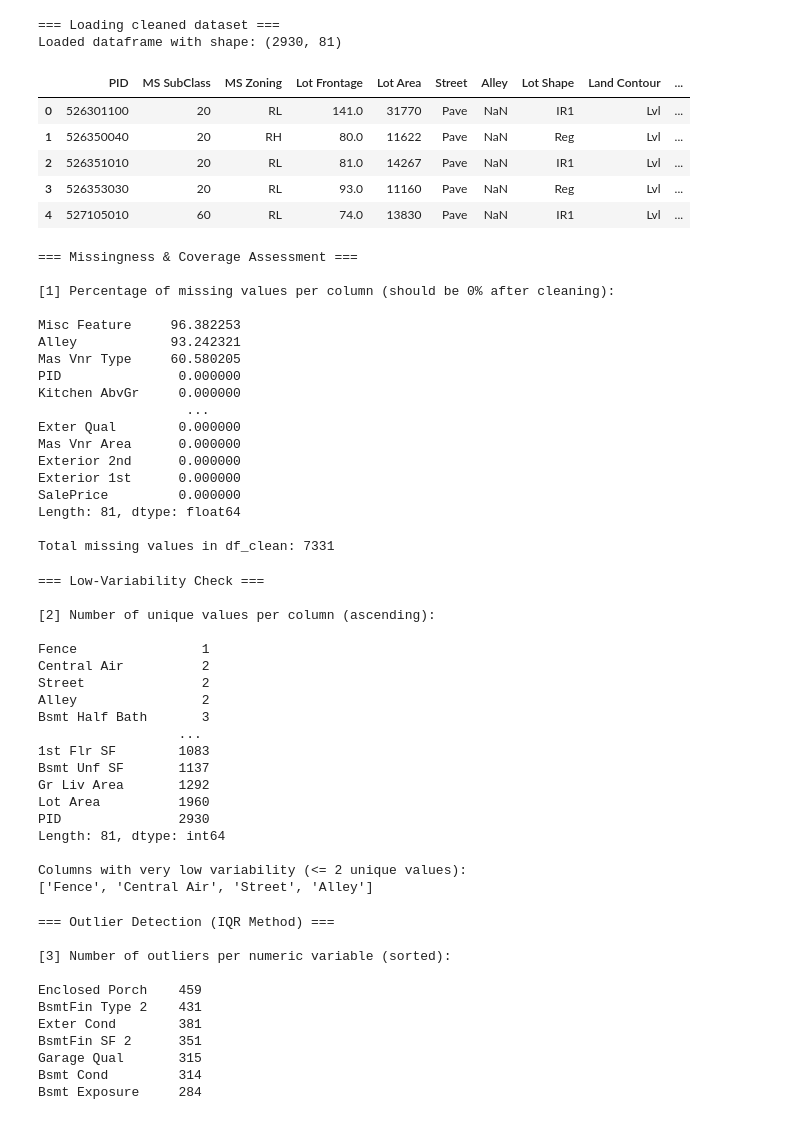
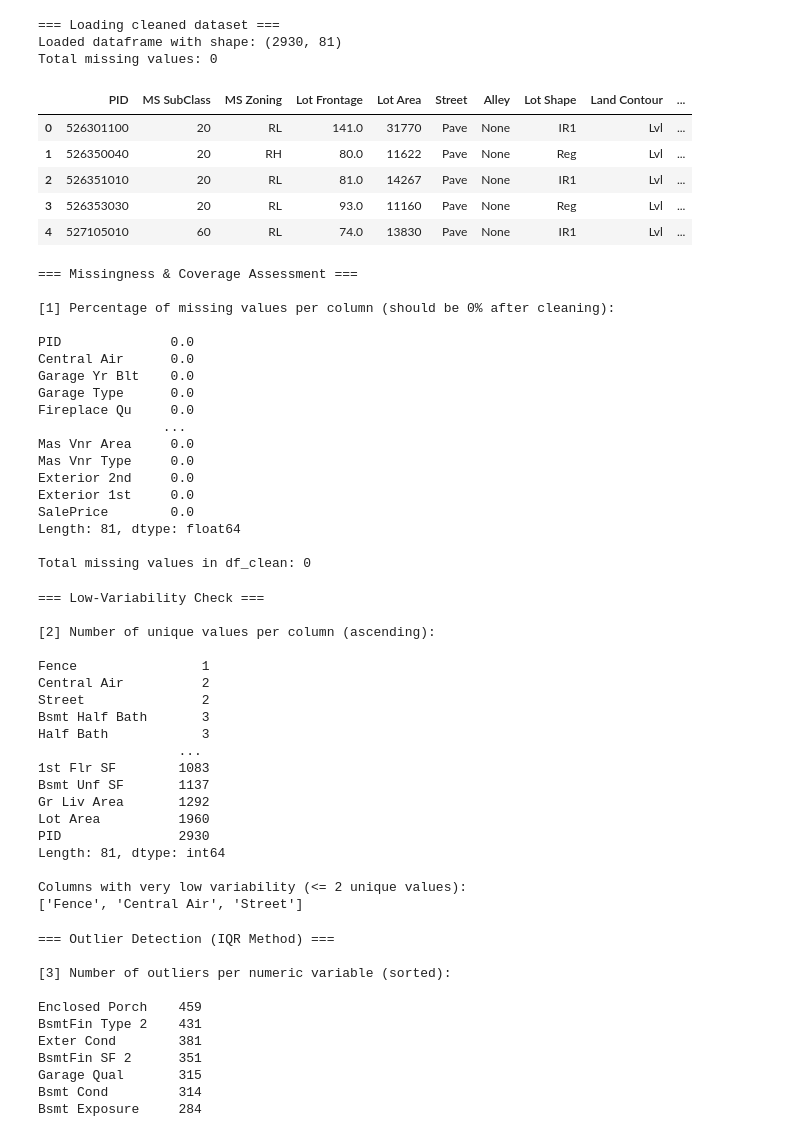
Before and after one commit to mlee251/HousePriceLab, a Jupyter notebook: notebooks/02_quality_coverage.ipynb, the cells around one changed output. Saved outputs shown, nothing was run; the diff lists cells and outputs as text; code cells hidden in the pictures.

Commit message:
fix: ensure cleaned dataset loads correctly across notebooks and remove unintended NA conversions

```diff
--- a/notebooks/02_quality_coverage.ipynb
+++ b/notebooks/02_quality_coverage.ipynb
@@ -12,24 +12,29 @@ import matplotlib.pyplot as plt
 pd.set_option("display.max_columns", 100)
 pd.set_option("display.width", 120)
 # %%
-# Load cleaned dataset
 print("=== Loading cleaned dataset ===")
 
 clean_path = "data/cleaned/ames_cleaned.csv"
 
-df_clean = pd.read_csv(clean_path)
+df_clean = pd.read_csv(
+    clean_path,
+    keep_default_na=False,   # NÃO converter strings como 'None' em NaN
+    na_values=[]             # não adicionar outros marcadores de NA
+)
 
 print("Loaded dataframe with shape:", df_clean.shape)
+print("Total missing values:", df_clean.isna().sum().sum())
 df_clean.head()
 # %% [output]
 === Loading cleaned dataset ===
 Loaded dataframe with shape: (2930, 81)
+Total missing values: 0
 |  | PID | MS SubClass | MS Zoning | Lot Frontage | Lot Area | Street | Alley | Lot Shape | Land Contour | ... |
-| 0 | 526301100 | 20 | RL | 141.0 | 31770 | Pave | NaN | IR1 | Lvl | ... |
-| 1 | 526350040 | 20 | RH | 80.0 | 11622 | Pave | NaN | Reg | Lvl | ... |
-| 2 | 526351010 | 20 | RL | 81.0 | 14267 | Pave | NaN | IR1 | Lvl | ... |
-| 3 | 526353030 | 20 | RL | 93.0 | 11160 | Pave | NaN | Reg | Lvl | ... |
-| 4 | 527105010 | 60 | RL | 74.0 | 13830 | Pave | NaN | IR1 | Lvl | ... |
+| 0 | 526301100 | 20 | RL | 141.0 | 31770 | Pave | None | IR1 | Lvl | ... |
+| 1 | 526350040 | 20 | RH | 80.0 | 11622 | Pave | None | Reg | Lvl | ... |
+| 2 | 526351010 | 20 | RL | 81.0 | 14267 | Pave | None | IR1 | Lvl | ... |
+| 3 | 526353030 | 20 | RL | 93.0 | 11160 | Pave | None | Reg | Lvl | ... |
+| 4 | 527105010 | 60 | RL | 74.0 | 13830 | Pave | None | IR1 | Lvl | ... |
 # %%
 # === Step 1: Missingness & Coverage Assessment ===
 print("=== Missingness & Coverage Assessment ===\n")
@@ -47,20 +52,20 @@ print(f"\nTotal missing values in df_clean: {total_missing}")
 
 [1] Percentage of missing values per column (should be 0% after cleaning):
 
-Misc Feature     96.382253
-Alley            93.242321
-Mas Vnr Type     60.580205
-PID               0.000000
-Kitchen AbvGr     0.000000
-                   ...
-Exter Qual        0.000000
-Mas Vnr Area      0.000000
-Exterior 2nd      0.000000
-Exterior 1st      0.000000
-SalePrice         0.000000
+PID              0.0
+Central Air      0.0
+Garage Yr Blt    0.0
+Garage Type      0.0
+Fireplace Qu     0.0
+                ...
+Mas Vnr Area     0.0
+Mas Vnr Type     0.0
+Exterior 2nd     0.0
+Exterior 1st     0.0
+SalePrice        0.0
 Length: 81, dtype: float64
 
-Total missing values in df_clean: 7331
+Total missing values in df_clean: 0
 # %%
 # === Step 2: Low-Variability Variable Detection ===
 print("\n=== Low-Variability Check ===\n")
@@ -85,8 +90,8 @@ print(low_variability_cols)
 Fence                1
 Central Air          2
 Street               2
-Alley                2
 Bsmt Half Bath       3
+Half Bath            3
                   ...
 1st Flr SF        1083
 Bsmt Unf SF       1137
@@ -96,7 +101,7 @@ PID               2930
 Length: 81, dtype: int64
 
 Columns with very low variability (<= 2 unique values):
-['Fence', 'Central Air', 'Street', 'Alley']
+['Fence', 'Central Air', 'Street']
 # %%
 # === Step 3: Outlier Detection (IQR Method) ===
 print("\n=== Outlier Detection (IQR Method) ===\n")
```
Also changed, not shown: parts of 2 cells of this notebook, 2 other files.
